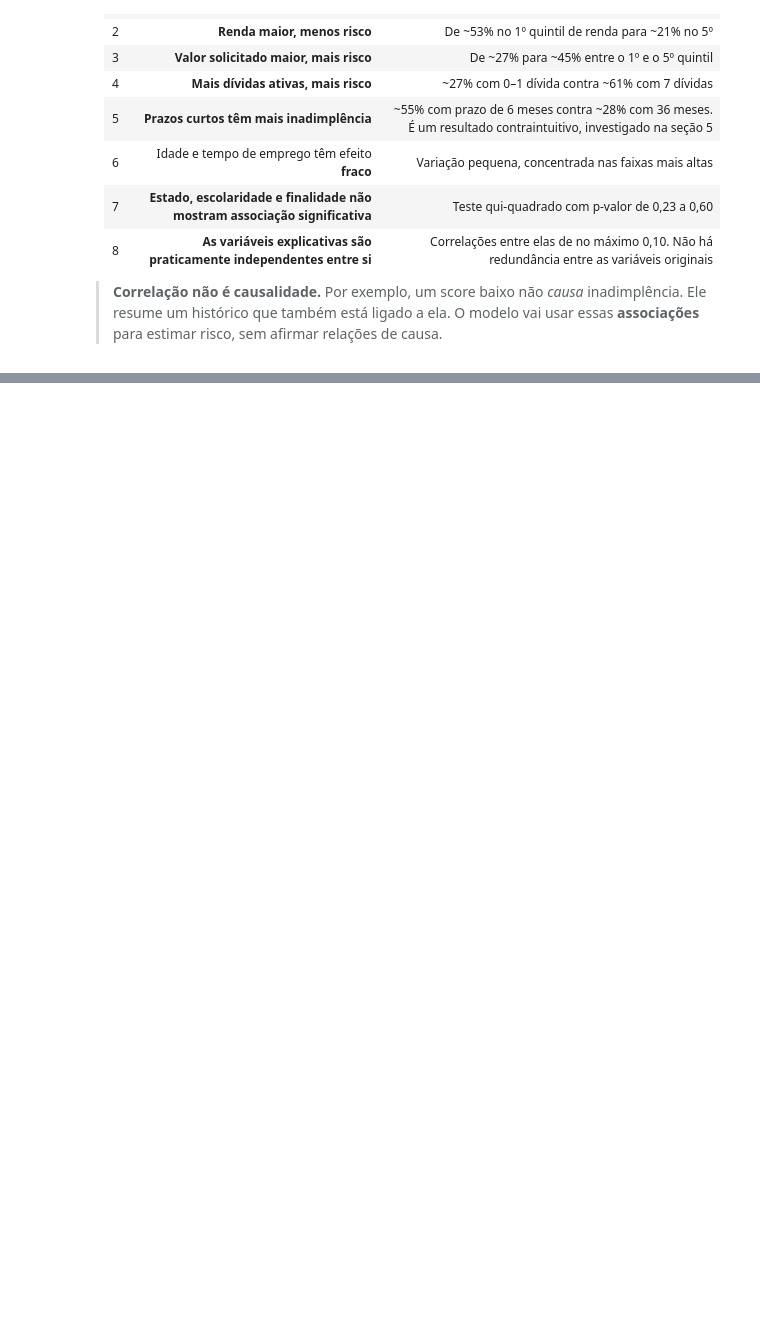
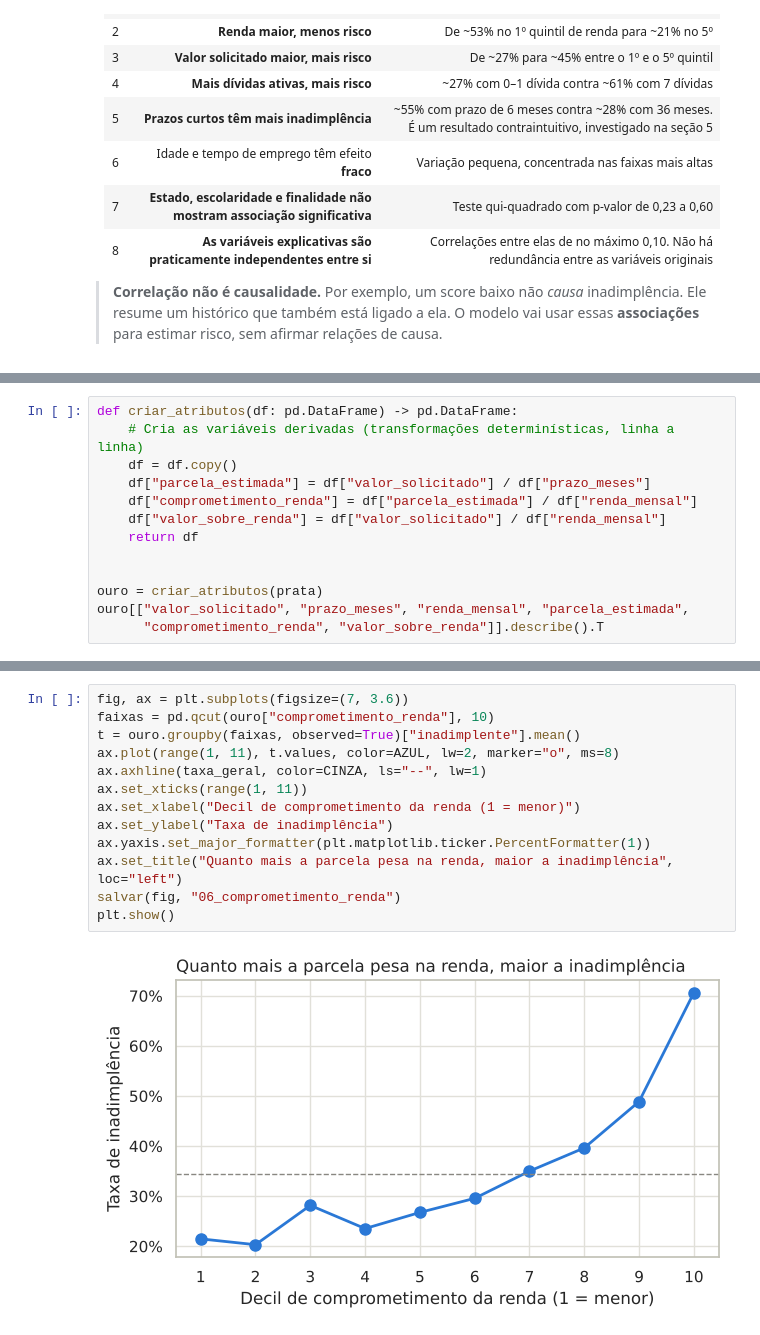
Before and after one commit to alexlourenc/CredAIR-Alex, a Jupyter notebook: notebooks/analise_credito.ipynb, the cells around one changed output, grey strips where cells are left out. Saved outputs shown, nothing was run; the diff lists cells and outputs as text; blank space fills up the shorter version.

Commit message:
feat: cria atributos e gera camada ouro

```diff
--- a/notebooks/analise_credito.ipynb
+++ b/notebooks/analise_credito.ipynb
@@ -529,0 +544,13 @@ plt.show()
+# %%
+def criar_atributos(df: pd.DataFrame) -> pd.DataFrame:
+    # Cria as variáveis derivadas (transformações determinísticas, linha a linha)
+    df = df.copy()
+    df["parcela_estimada"] = df["valor_solicitado"] / df["prazo_meses"]
+    df["comprometimento_renda"] = df["parcela_estimada"] / df["renda_mensal"]
+    df["valor_sobre_renda"] = df["valor_solicitado"] / df["renda_mensal"]
+    return df
+
+
+ouro = criar_atributos(prata)
+ouro[["valor_solicitado", "prazo_meses", "renda_mensal", "parcela_estimada",
+      "comprometimento_renda", "valor_sobre_renda"]].describe().T
@@ -529,0 +600,15 @@ plt.show()
+# %%
+fig, ax = plt.subplots(figsize=(7, 3.6))
+faixas = pd.qcut(ouro["comprometimento_renda"], 10)
+t = ouro.groupby(faixas, observed=True)["inadimplente"].mean()
+ax.plot(range(1, 11), t.values, color=AZUL, lw=2, marker="o", ms=8)
+ax.axhline(taxa_geral, color=CINZA, ls="--", lw=1)
+ax.set_xticks(range(1, 11))
+ax.set_xlabel("Decil de comprometimento da renda (1 = menor)")
+ax.set_ylabel("Taxa de inadimplência")
+ax.yaxis.set_major_formatter(plt.matplotlib.ticker.PercentFormatter(1))
+ax.set_title("Quanto mais a parcela pesa na renda, maior a inadimplência", loc="left")
+salvar(fig, "06_comprometimento_renda")
+plt.show()
+# %% [output]
+[figure, added]
```
Also changed, not shown: parts of 7 cells of this notebook, 1 other file.
